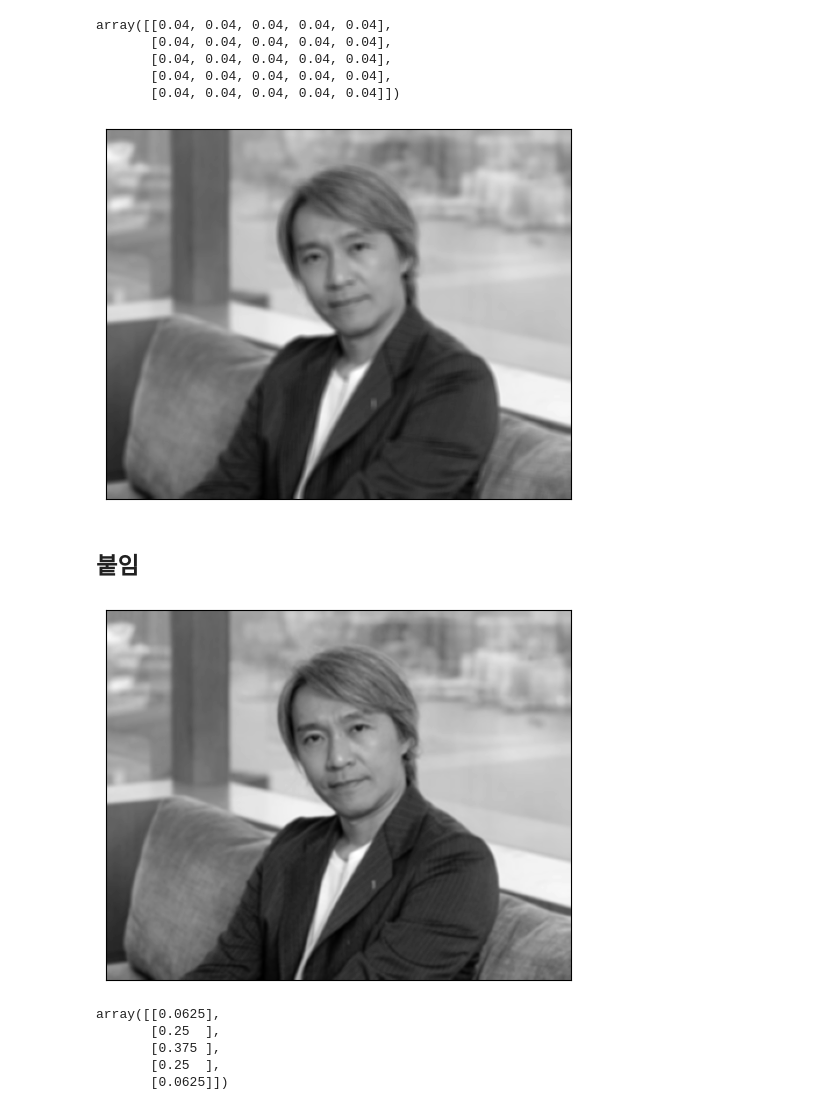
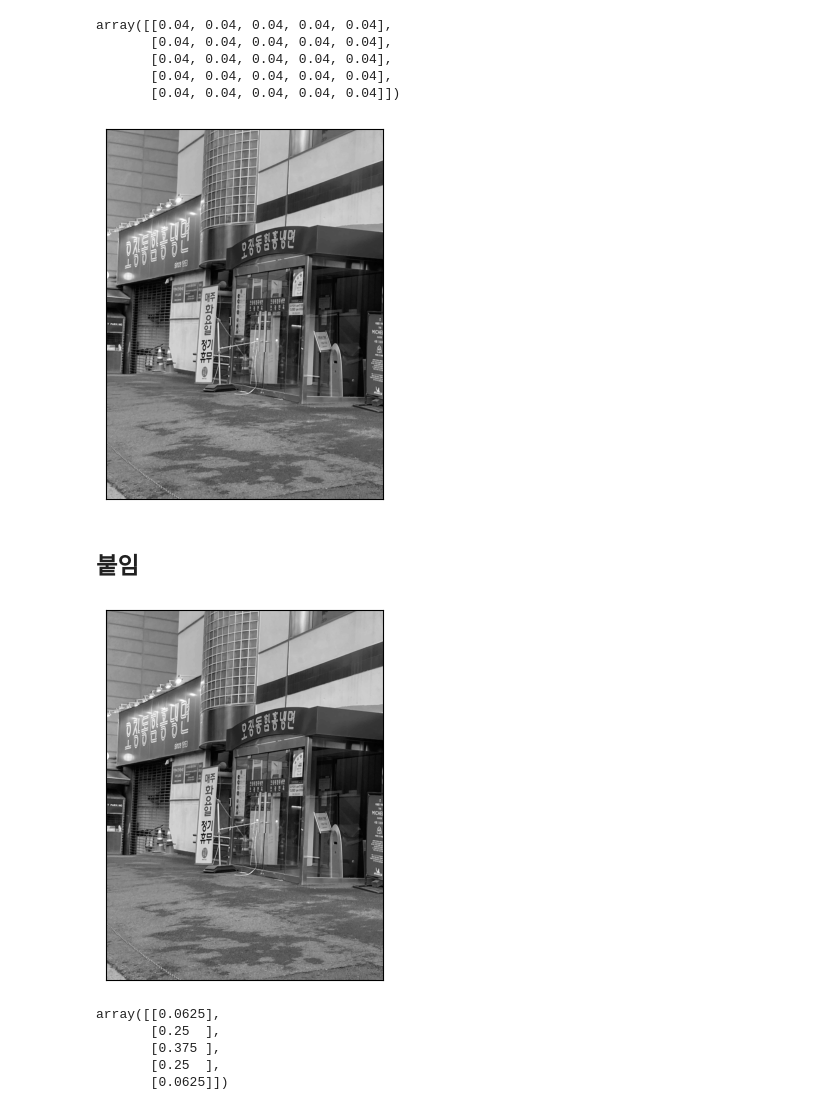
Before and after one commit to gundaminpde/2023_F_ML_lecture, a Jupyter notebook: OpenCV_homework.ipynb, the cells around one changed output. Drawn from its saved outputs; the diff is of its cells as text; code cells hidden in the pictures.

```diff
--- a/OpenCV_homework.ipynb
+++ b/OpenCV_homework.ipynb
@@ -145,10 +145,10 @@ import numpy as np
 from matplotlib import pyplot as plt
 
 # 흑백 이미지로 로드합니다.
-image = cv2.imread("image/S_chow_2.jpg", cv2.IMREAD_GRAYSCALE)
+image = cv2.imread("image/ColdNoodle.jpeg", cv2.IMREAD_GRAYSCALE)
 
 # 이미지를 흐리게 합니다.
-image_blurry = cv2.????(image, (5,5))   ## 여기 ????
+image_blurry = cv2.????(image, (5,5)) ## 여기 ????
 
 # 이미지를 출력합니다.
 plt.imshow(image_blurry, cmap="gray"), plt.axis("off")
@@ -178,18 +178,19 @@ array([[0.04, 0.04, 0.04, 0.04, 0.04],
        [0.04, 0.04, 0.04, 0.04, 0.04]])
 # %%
 # 커널을 적용합니다.
-image_kernel = cv2.????(image, -1, kernel) ## 여기 ????
+image_kernel = cv2.filter2D(image, -1, kernel)
 
 # 이미지를 출력합니다.
 plt.imshow(image_kernel, cmap="gray"), plt.xticks([]), plt.yticks([])
 plt.show()
 # %% [output]
-[figure, old version]
+[figure, new version]
 # %% [markdown]
 ## 붙임
 # %%
 #  가우시안 블러를 적용합니다.
 image_very_blurry = cv2.????(image, (5,5), 0) ## 여기 ????
+
 
 ## 가우시안 블러가 무엇인가요???? 여기에 적어주세요  ## 여기 ????
 
@@ -197,7 +198,7 @@ image_very_blurry = cv2.????(image, (5,5), 0) ## 여기 ????
 plt.imshow(image_very_blurry, cmap="gray"), plt.xticks([]), plt.yticks([])
 plt.show()
 # %% [output]
-[figure, old version]
+[figure, new version]
 # %%
 gaus_vector = cv2.getGaussianKernel(5, 0)
 gaus_vector
```
Also changed, not shown: parts of 52 cells of this notebook.
